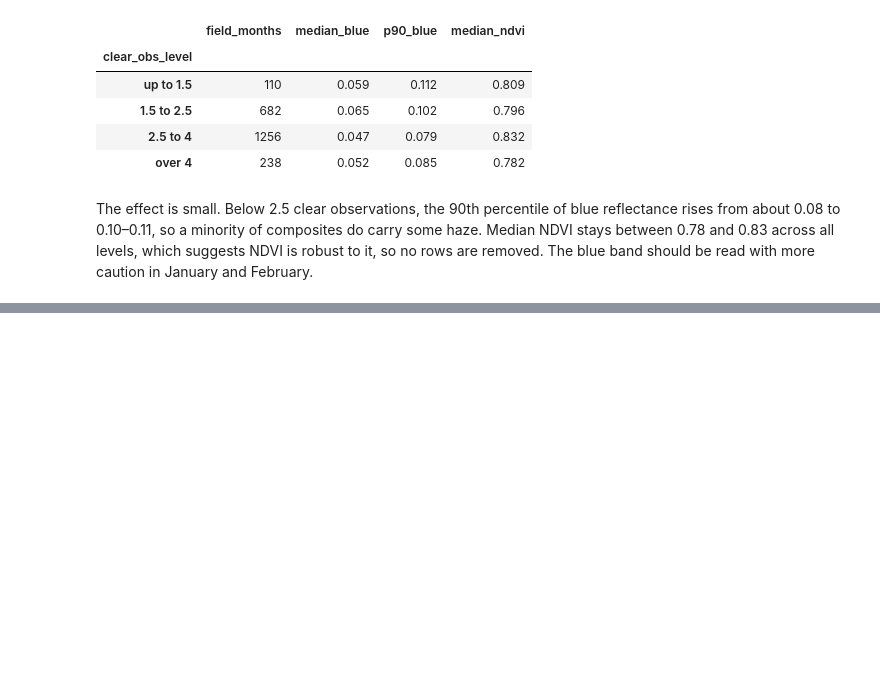
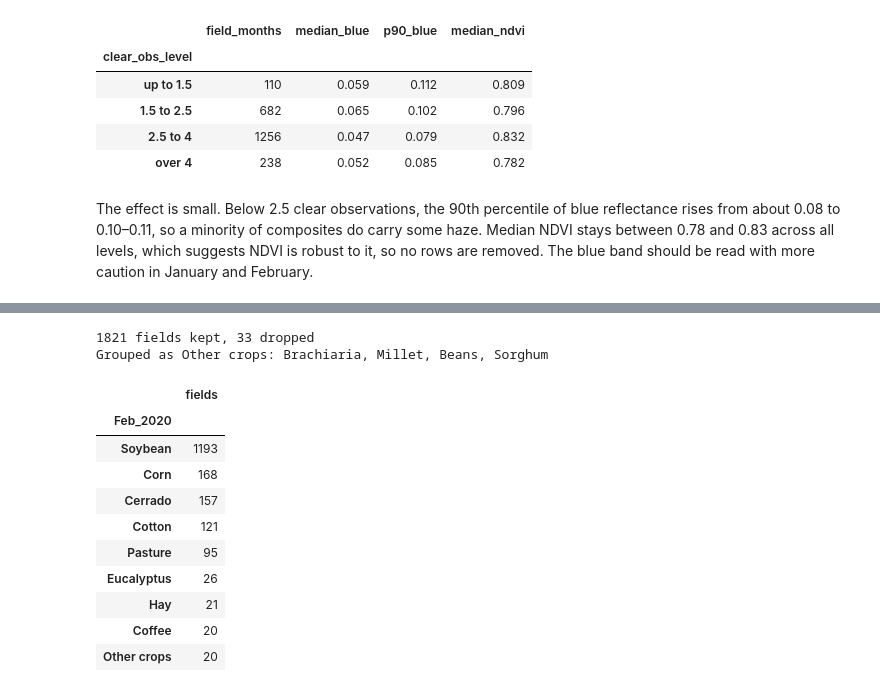
Before and after one commit to lucasmd30/crop-classification-sentinel2, a Jupyter notebook: crop_classification.ipynb, the cells around one changed output, grey strips where cells are left out. Cells and saved outputs as stored; diff of their text form; code cells hidden in the pictures; blank space fills up the shorter version.

Commit message:
Build season features from time steps and summary statistics

```diff
--- a/crop_classification.ipynb
+++ b/crop_classification.ipynb
@@ -391,0 +403,29 @@ The effect is small. Below 2.5 clear observations, the 90th percentile of blue r
+# %%
+EXCLUDED_CLASSES = ["Uncultivated soil", "Not identified", "Conversion area"]
+MIN_FIELDS_PER_CLASS = 15
+
+season_label = fields["Feb_2020"].where(fields["Feb_2020"] != "Uncultivated soil", fields["Jan_2020"])
+season_label.index = fields["id"]
+season_label = season_label[~season_label.isin(EXCLUDED_CLASSES)]
+
+class_sizes = season_label.value_counts()
+rare_classes = class_sizes[class_sizes < MIN_FIELDS_PER_CLASS].index
+season_label = season_label.replace(dict.fromkeys(rare_classes, "Other crops"))
+
+print(f"{len(season_label)} fields kept, {len(fields) - len(season_label)} dropped")
+print("Grouped as Other crops:", ", ".join(rare_classes))
+season_label.value_counts().rename("fields").to_frame()
+# %% [output]
+1821 fields kept, 33 dropped
+Grouped as Other crops: Brachiaria, Millet, Beans, Sorghum
+|  | fields |
+| Feb_2020 |  |
+| Soybean | 1193 |
+| Corn | 168 |
+| Cerrado | 157 |
+| Cotton | 121 |
+| Pasture | 95 |
+| Eucalyptus | 26 |
+| Hay | 21 |
+| Coffee | 20 |
+| Other crops | 20 |
```
Also changed, not shown: parts of 5 cells of this notebook.
